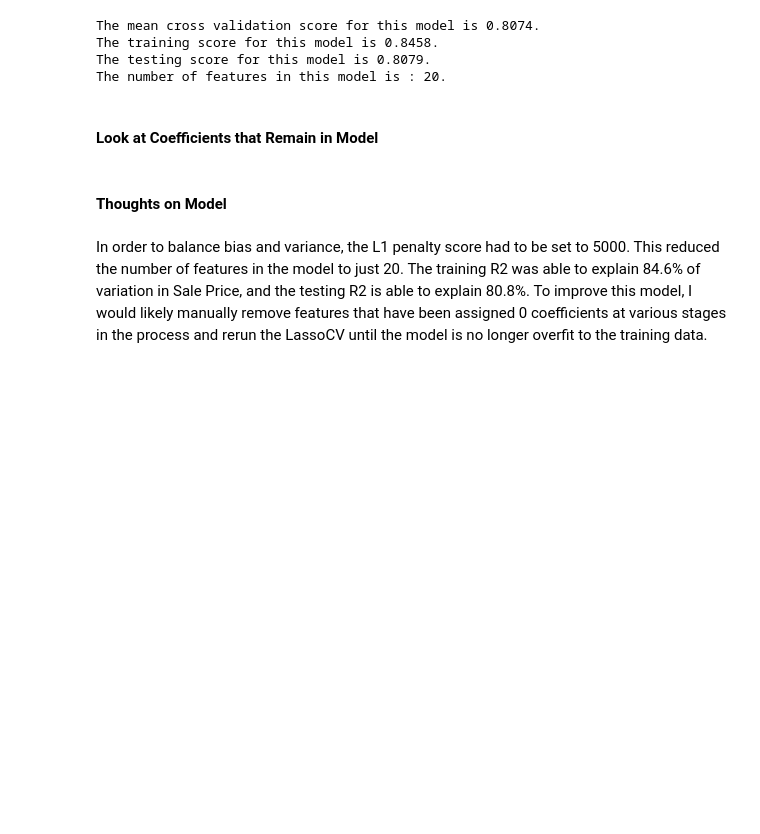
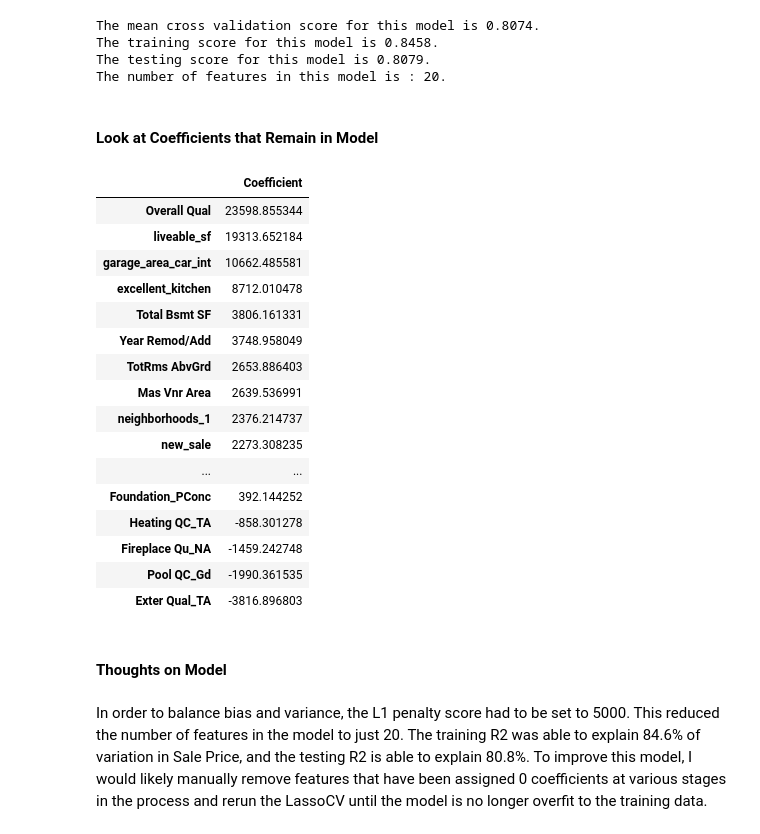
Before and after one commit to jlu90/Predicting-House-Prices-with-Linear-Regression, a Jupyter notebook: code/Lutes_Project2.ipynb, the cells around one changed output. Drawn from its saved outputs; the diff is of its cells as text; code cells hidden in the pictures; blank space fills up the shorter version.

```diff
--- a/code/Lutes_Project2.ipynb
+++ b/code/Lutes_Project2.ipynb
@@ -1487,7 +1475,25 @@ pd.set_option('display.max_rows', None)
 # %%
 # COMMENTED OUT TO PREVENT CLOGGING NOTEBOOK!
 # Only select coefficients that Lasso kept
-#lasso_coef[lasso_coef['Coefficient'] != 0].sort_values('Coefficient', ascending = False)
+lasso_coef[lasso_coef['Coefficient'] != 0].sort_values('Coefficient', ascending = False)
+# %% [output]
+|  | Coefficient |
+| Overall Qual | 23598.855344 |
+| liveable_sf | 19313.652184 |
+| garage_area_car_int | 10662.485581 |
+| excellent_kitchen | 8712.010478 |
+| Total Bsmt SF | 3806.161331 |
+| Year Remod/Add | 3748.958049 |
+| TotRms AbvGrd | 2653.886403 |
+| Mas Vnr Area | 2639.536991 |
+| neighborhoods_1 | 2376.214737 |
+| new_sale | 2273.308235 |
+| ... | ... |
+| Foundation_PConc | 392.144252 |
+| Heating QC_TA | -858.301278 |
+| Fireplace Qu_NA | -1459.242748 |
+| Pool QC_Gd | -1990.361535 |
+| Exter Qual_TA | -3816.896803 |
 # %% [markdown]
 #### Thoughts on Model
 # %% [markdown]
```
Also changed, not shown: parts of 10 cells of this notebook, 1 other file.
